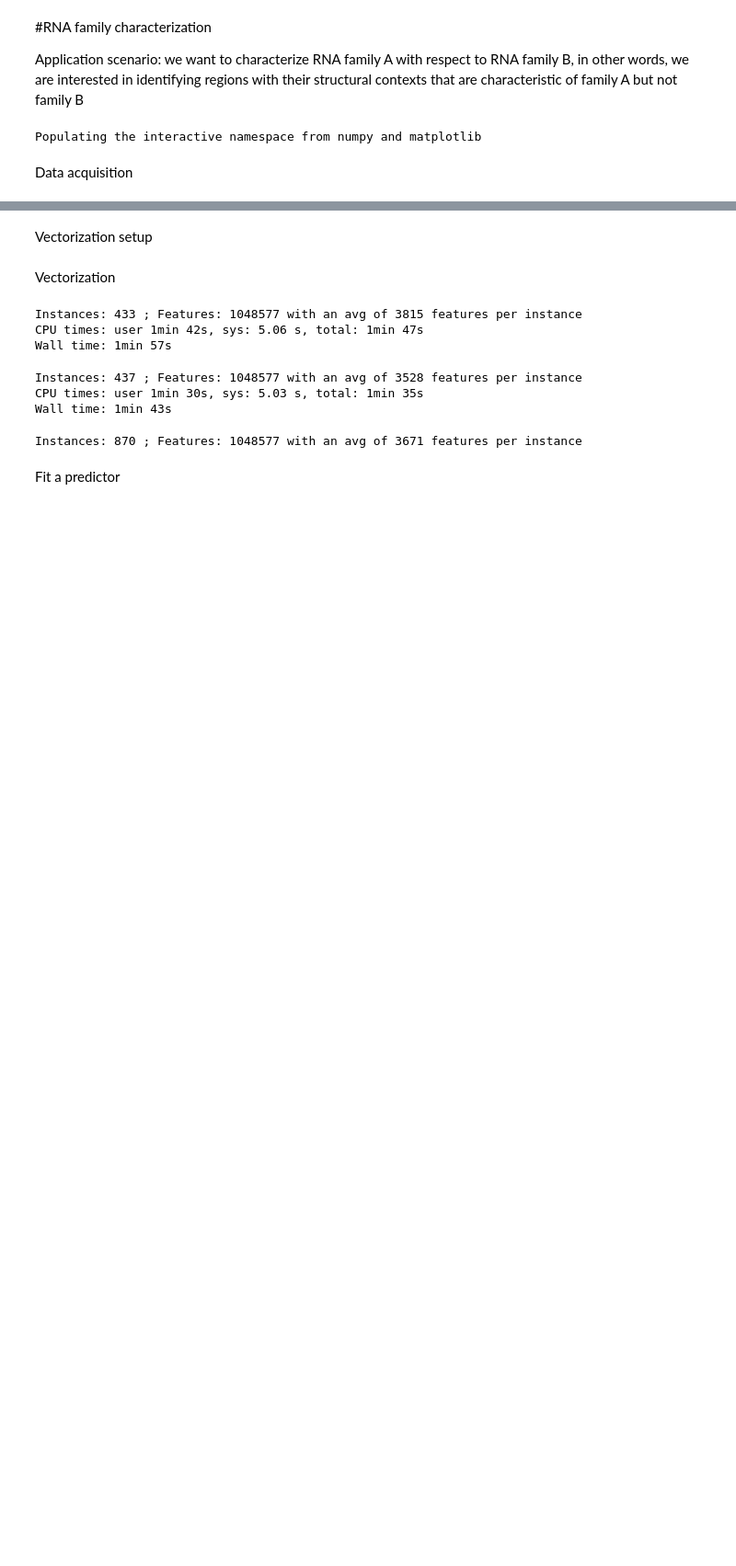
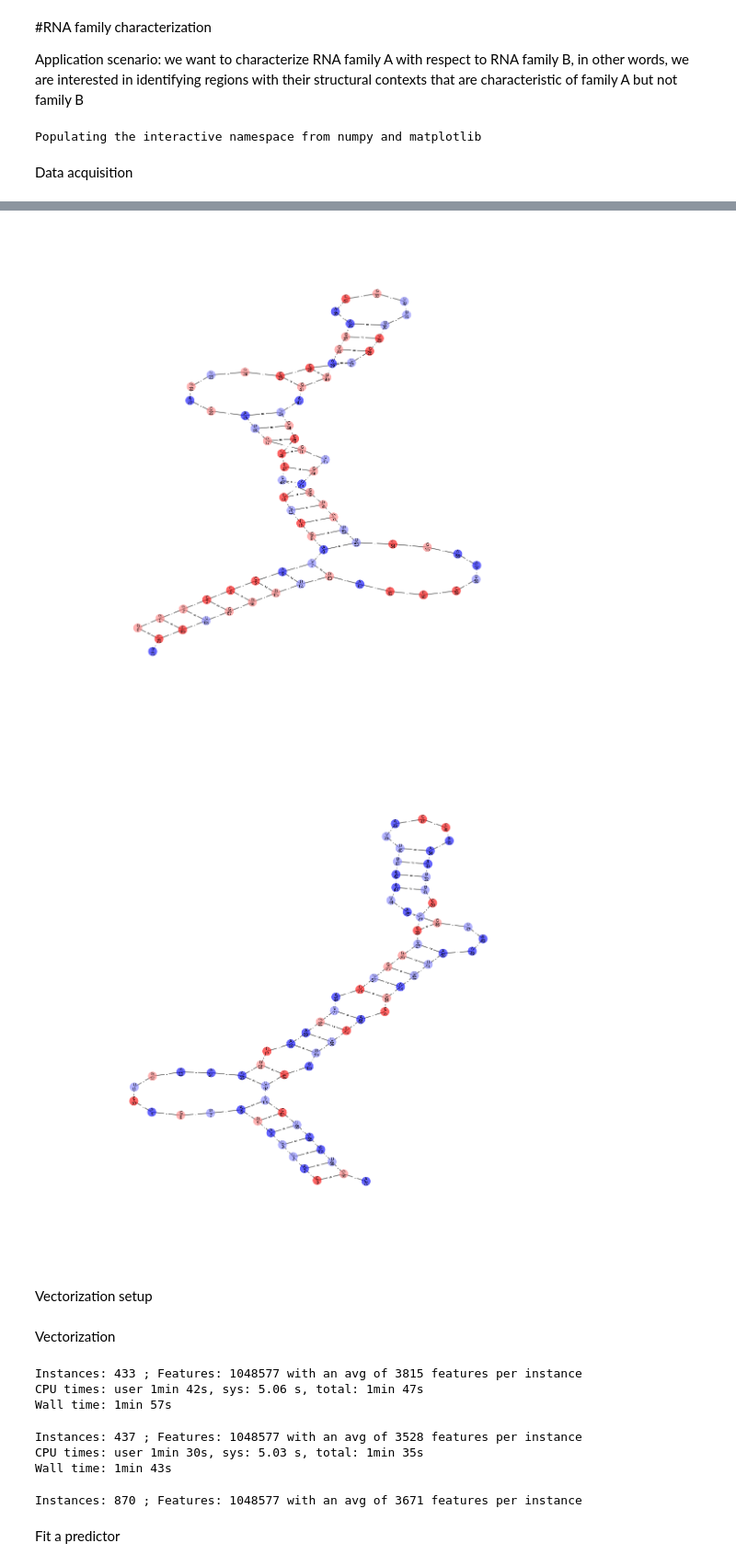
Before and after one commit to fabriziocosta/EDeN, a Jupyter notebook: examples/RNA.ipynb, the cells around one changed output, grey strips where cells are left out. Shown at 92% size. Cells and saved outputs as stored; diff of their text form; code cells hidden in the pictures; blank space fills up the shorter version.

```diff
--- a/examples/RNA.ipynb
+++ b/examples/RNA.ipynb
@@ -48,3 +51,44 @@ for g in it.islice(g_it,num):
+# %%
+#given the RFAM id of a family we retrieve it from the RFAM online database
+rf='RF00162'
+rf='RF00005'
+#we compose the correspondent URL
+url_string='http://rfam.xfam.org/family/%s/alignment?acc=%s&format=fastau&download=0'%(rf,rf)
+
+#we use an iterator that converts from FASTA to the k-representative shapes graph
+from eden.converter.RNA import RNA_SHAPE
+pre_g_it = RNA_SHAPE.RNA_SHAPE_to_eden(input = url_string, input_type = 'url' ,
+                                       options = {'shape_type':5,'energy_range_%':15, 'max_num':1})
+
+from eden.modifier.graph import vertex_attributes as g_va
+w_g_it = g_va.trapezoidal_reweighting(pre_g_it,
+                                             high_weight = 1.0,
+                                             low_weight = 0.01,
+                                             high_weight_window_start = 50,
+                                             high_weight_window_end = 60,
+                                             low_weight_window_start = 40,
+                                             low_weight_window_end = 70)
+
+from eden.modifier.RNA import vertex_attributes as RNA_va
+p_g_it = RNA_va.add_paired_unpaired_vertex_type(pre_g_it)
+
+from eden.modifier.RNA import structure as RNA_s
+
+s_g_it = RNA_s.add_abstract_structure(pre_g_it)
+
+g_it = g_va.colorize(p_g_it,labels=["A","U","o","G","C"])
+
+#for sanity check we iterate on a handful (num) of seqeunces to display the resulting graph
+num = 2
+from eden.util import display
+import itertools as it
+for g in it.islice(g_it,num):
+    display.draw_graph(g, size=20, node_border = False, node_size = 400,
+                       secondary_vertex_label = 'position',
+                       vertex_color = 'level', colormap = 'bwr', invert_colormap = False)
+# %% [output]
+[figure, added]
+[figure, added]
 # %% [markdown]
 Vectorization setup
 # %%
```
Also changed, not shown: parts of 1 cell of this notebook, 3 other files.
